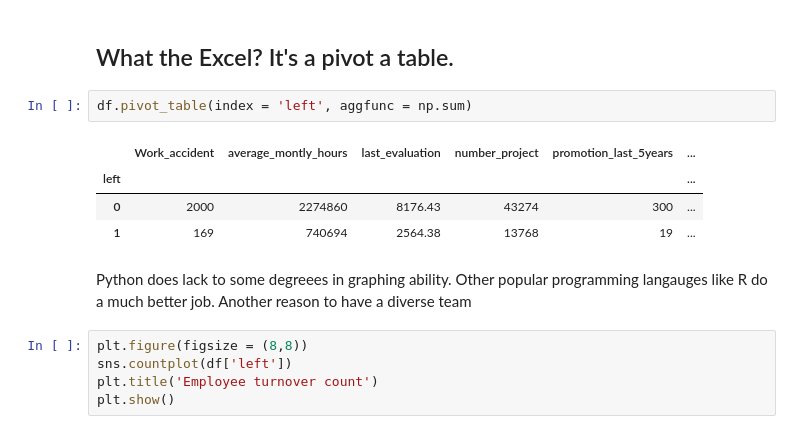
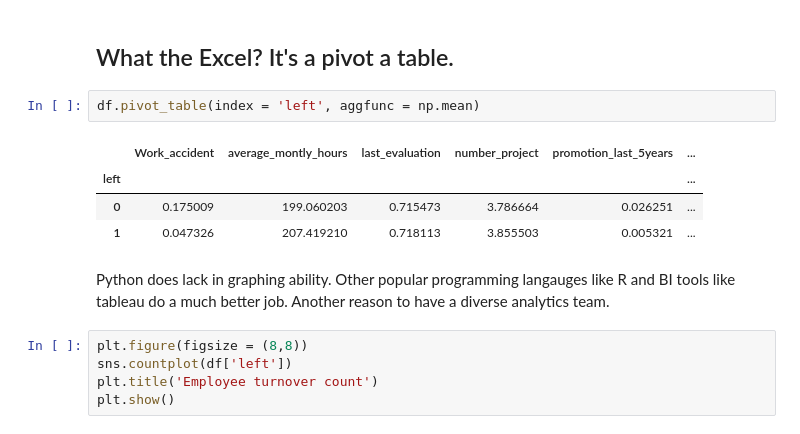
Before and after one commit to crocker456/CSfair2017, a Jupyter notebook: Big data for business.ipynb, the cells around one changed output. Saved outputs shown, nothing was run; the diff lists cells and outputs as text.

```diff
--- a/Big data for business.ipynb
+++ b/Big data for business.ipynb
@@ -39,14 +42,14 @@ Name: left, dtype: int64
 # %% [markdown]
 ## What the Excel? It's a pivot a table.
 # %%
-df.pivot_table(index = 'left', aggfunc = np.sum)
+df.pivot_table(index = 'left', aggfunc = np.mean)
 # %% [output]
 |  | Work_accident | average_montly_hours | last_evaluation | number_project | promotion_last_5years | ... |
 | left |  |  |  |  |  | ... |
-| 0 | 2000 | 2274860 | 8176.43 | 43274 | 300 | ... |
-| 1 | 169 | 740694 | 2564.38 | 13768 | 19 | ... |
+| 0 | 0.175009 | 199.060203 | 0.715473 | 3.786664 | 0.026251 | ... |
+| 1 | 0.047326 | 207.419210 | 0.718113 | 3.855503 | 0.005321 | ... |
 # %% [markdown]
-Python does lack to some degreees in graphing ability.  Other popular programming langauges like R do a much better job.  Another reason to have a diverse team
+Python does lack in graphing ability.  Other popular programming langauges like R and BI tools like tableau do a much better job.  Another reason to have a diverse analytics team.
 # %%
 plt.figure(figsize = (8,8))
 sns.countplot(df['left'])
```
Also changed, not shown: parts of 10 cells of this notebook.
